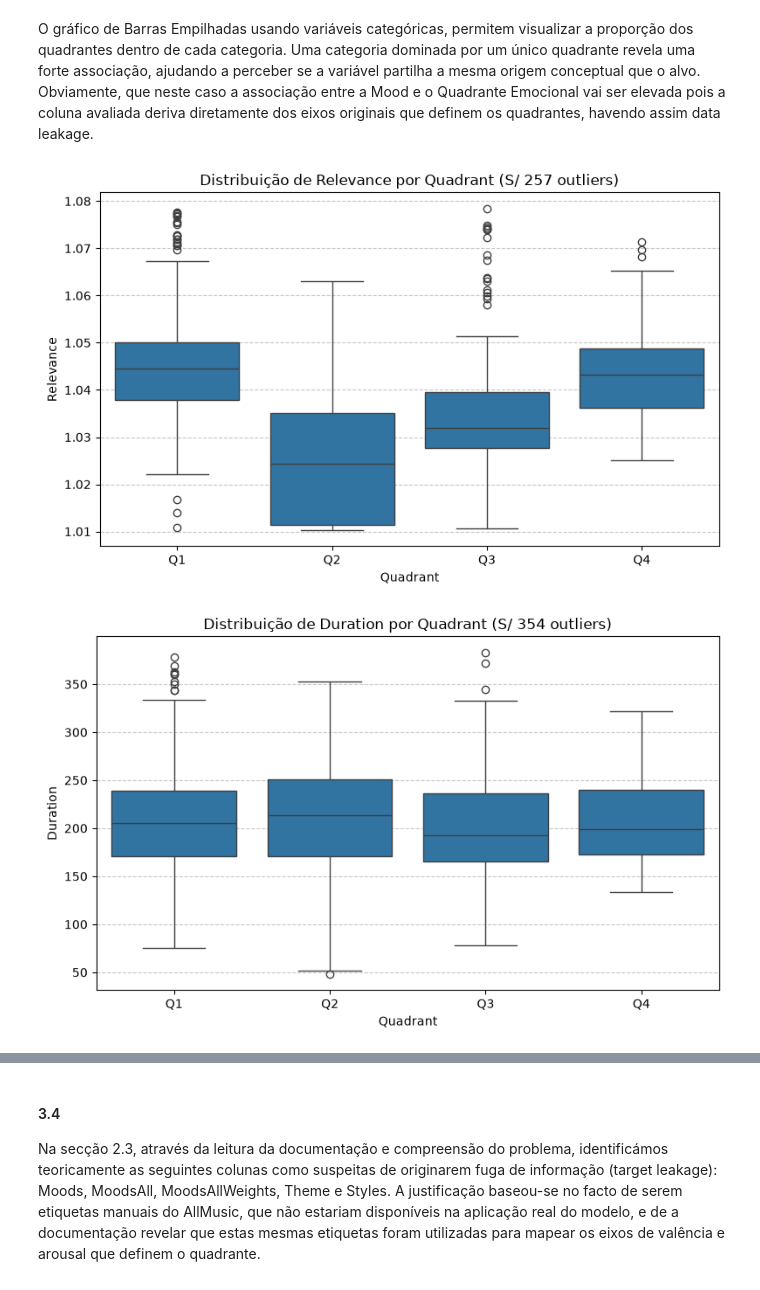
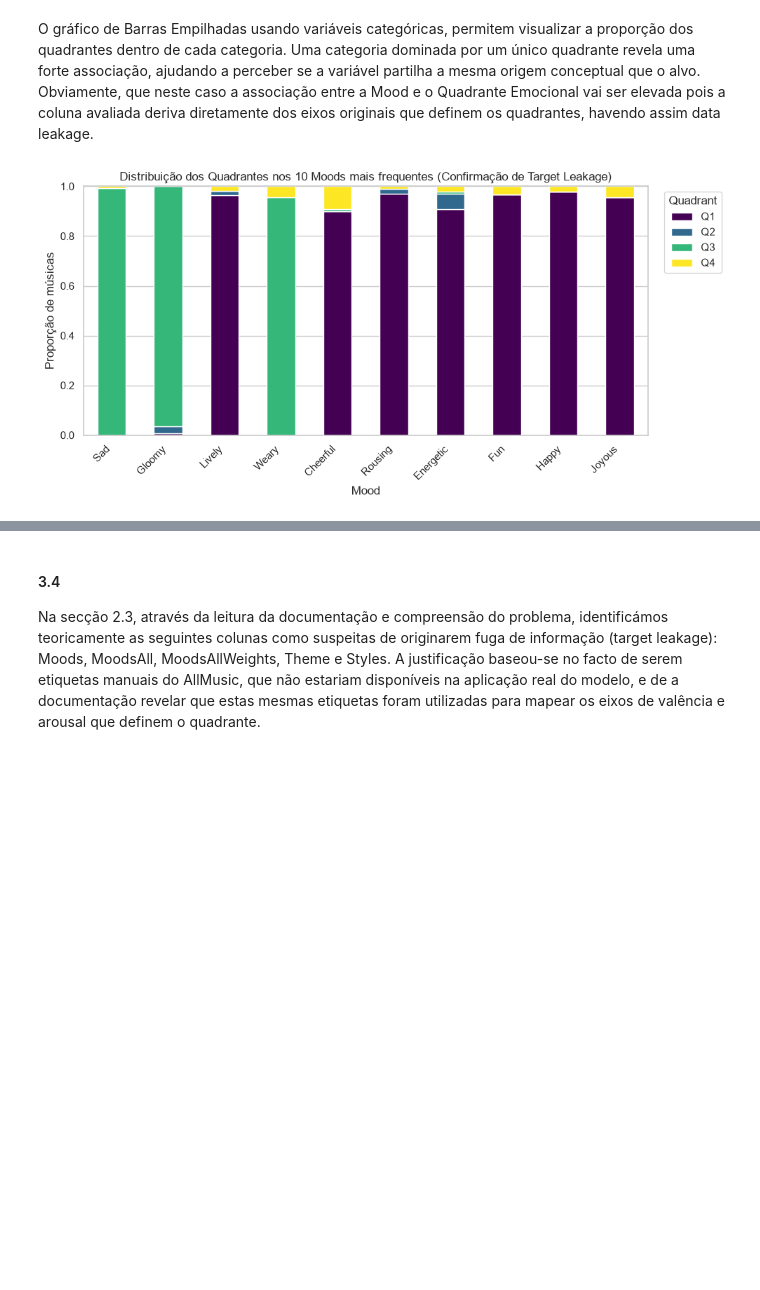
Before and after one commit to AliciaSchiochetSouza/TrabECACPL7, a Jupyter notebook: dataset/build/MERGE_ECAC/Trabalho_ECAC.ipynb, the cells around one changed output, grey strips where cells are left out. Drawn from its saved outputs; the diff is of its cells as text; code cells hidden in the pictures; blank space fills up the shorter version.

```diff
--- a/dataset/build/MERGE_ECAC/Trabalho_ECAC.ipynb
+++ b/dataset/build/MERGE_ECAC/Trabalho_ECAC.ipynb
@@ -12,9 +12,12 @@
 Foi nos disponibilizada metadata de músicas. Esta continha linhas com informação incompleta (colunas não preenchidas) que, ao importármos toda a data, foram logo de seguida, separadas, tal como pedido no enunciado.
 # %%
 import pandas as pd
+import matplotlib.pyplot as plt
+import seaborn as sns
+import numpy as np
 
-df_metadata = pd.read_csv('metadata.csv')
-df_test_keys = pd.read_csv('test_songs.csv')
+df_metadata = pd.read_csv('merge_ecac/metadata.csv')
+df_test_keys = pd.read_csv('merge_ecac/test_songs.csv')
 
 is_test = df_metadata['Audio_Song'].isin(df_test_keys['Audio_Song'])
 
@@ -274,54 +527,28 @@ plt.show()
 O gráfico de Barras Empilhadas usando variáveis categóricas, permitem visualizar a proporção dos quadrantes dentro de cada categoria. Uma categoria dominada por um único quadrante revela uma forte associação, ajudando a perceber se a variável partilha a mesma origem conceptual que o alvo. Obviamente, que neste caso a associação entre a Mood e o Quadrante Emocional vai ser elevada pois a coluna avaliada deriva diretamente dos eixos originais que definem os quadrantes, havendo assim data leakage.
 # %%
 # ============================================================
-# SECÇÃO 3.3 — ASSOCIAÇÃO DE VARIÁVEIS NUMÉRICAS (BOXPLOTS)
+# GRÁFICO 2: DETALHE DOS 10 MOODS MAIS FREQUENTES (EVIDÊNCIA DE LEAKAGE)
 # ============================================================
+dados_moods = df_train_dev[['Quadrant', 'Moods']].dropna().copy()
+dados_moods['Moods'] = dados_moods['Moods'].astype(str).str.split(r'[,;|]')
+dados_moods = dados_moods.explode('Moods').reset_index(drop=True)
+dados_moods['Moods'] = dados_moods['Moods'].str.strip()
+dados_moods = dados_moods[dados_moods['Moods'] != '']
 
-import matplotlib.pyplot as plt
-import seaborn as sns
+top_moods = dados_moods['Moods'].value_counts().head(10).index
+dados_moods = dados_moods[dados_moods['Moods'].isin(top_moods)]
 
-def filtrar_outliers_iqr(df, coluna):
-    """Filtra os outliers de uma coluna usando o método IQR (Tukey's Fences)."""
-    Q1 = df[coluna].quantile(0.25)
-    Q3 = df[coluna].quantile(0.75)
-    IQR = Q3 - Q1
+proporcoes = pd.crosstab(dados_moods['Moods'], dados_moods['Quadrant'], normalize='index')
+ordem_moods = dados_moods['Moods'].value_counts().index.drop_duplicates()
+proporcoes = proporcoes.loc[ordem_moods]
 
-    limite_inferior = Q1 - 1.5 * IQR
-    limite_superior = Q3 + 1.5 * IQR
-
-    # Mantém apenas os valores dentro dos limites
-    return df[(df[coluna] >= limite_inferior) & (df[coluna] <= limite_superior)].copy()
-
-# ============================================================
-# GERAR OS GRÁFICOS SEM OUTLIERS
-# ============================================================
-
-dados_num = df_train_dev.dropna(subset=['Quadrant']).copy()
-colunas_numericas = dados_num.select_dtypes(include=['number']).columns
-ordem_quadrantes = ['Q1', 'Q2', 'Q3', 'Q4']
-
-for coluna in colunas_numericas:
-    # Criar um dataframe temporário só com os dados normais para esta coluna
-    dados_limpos = filtrar_outliers_iqr(dados_num, coluna)
-
-    plt.figure(figsize=(8, 5))
-
-    sns.boxplot(
-        data=dados_limpos,
-        x='Quadrant',
-        y=coluna,
-        order=[q for q in ordem_quadrantes if q in dados_limpos['Quadrant'].unique()]
-    )
-
-    # Calcular quantos registos foram escondidos para colocares no título
-    removidos = len(dados_num) - len(dados_limpos)
-
-    plt.title(f'Distribuição de {coluna} por Quadrant (S/ {removidos} outliers)')
-    plt.xlabel('Quadrant')
-    plt.ylabel(coluna)
-    plt.grid(axis='y', linestyle='--', alpha=0.7)
-    plt.tight_layout()
-    plt.show()
+proporcoes.plot(kind='bar', stacked=True, figsize=(10, 5), colormap='viridis')
+plt.title('Distribuição dos Quadrantes nos 10 Moods mais frequentes (Confirmação de Target Leakage)')
+plt.xlabel('Mood')
+plt.ylabel('Proporção de músicas')
+plt.legend(title='Quadrant', bbox_to_anchor=(1.02, 1), loc='upper left')
+plt.xticks(rotation=45, ha='right')
+plt.tight_layout()
+plt.show()
 # %% [output]
-[figure, old version]
+[figure, new version]
-[figure, removed]
```
Also changed, not shown: parts of 72 cells of this notebook.
